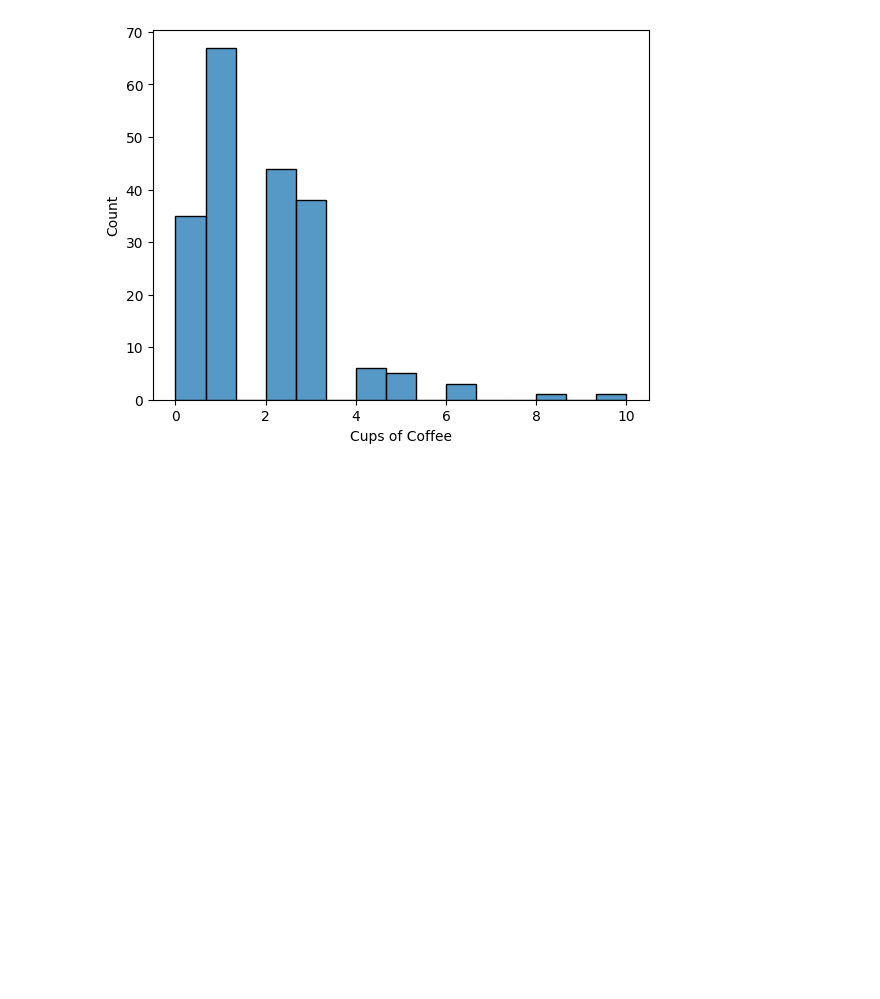
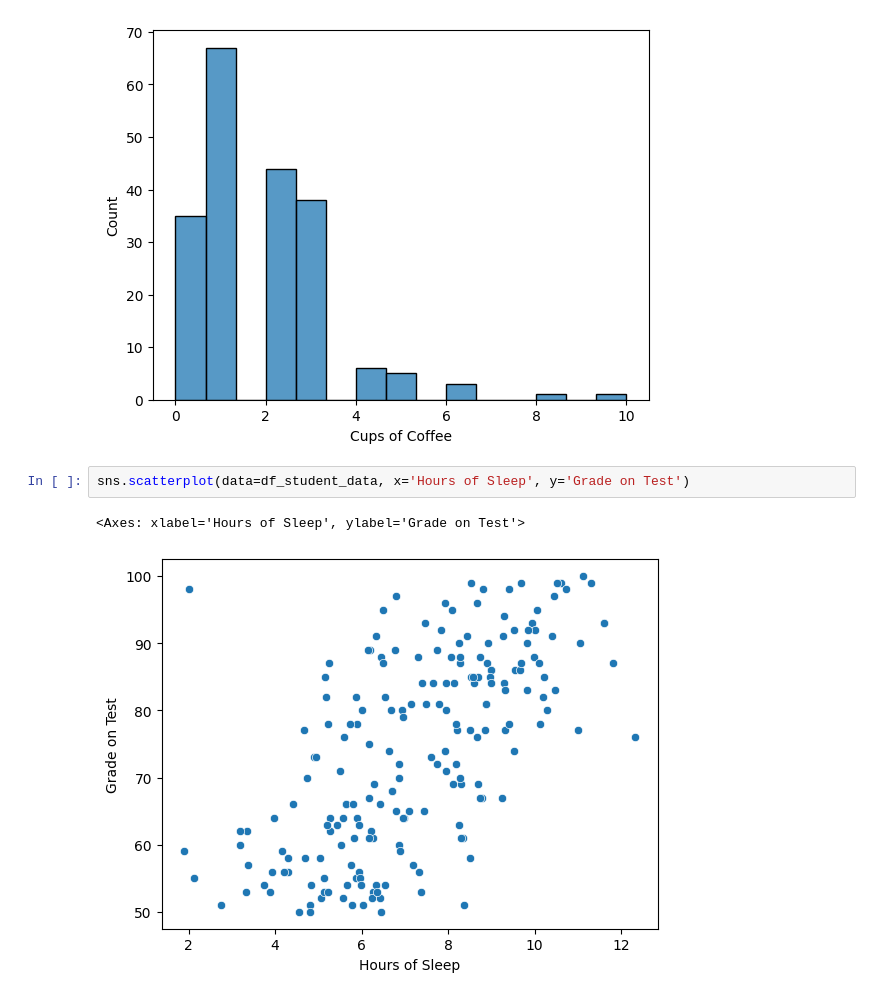
Before and after one commit to sonsungjong/ML_python, a Jupyter notebook: prep_eda/section07_EDA.ipynb, the cells around one changed output. Saved outputs shown, nothing was run; the diff lists cells and outputs as text; blank space fills up the shorter version.

```diff
--- a/prep_eda/section07_EDA.ipynb
+++ b/prep_eda/section07_EDA.ipynb
@@ -94,3 +94,8 @@ Name: count, dtype: int64
 sns.histplot(df_student_data['Cups of Coffee']);
 # %% [output]
 [figure]
+# %%
+sns.scatterplot(data=df_student_data, x='Hours of Sleep', y='Grade on Test')
+# %% [output]
+<Axes: xlabel='Hours of Sleep', ylabel='Grade on Test'>
+[figure, added]
```
Also changed, not shown: parts of 2 cells of this notebook.
